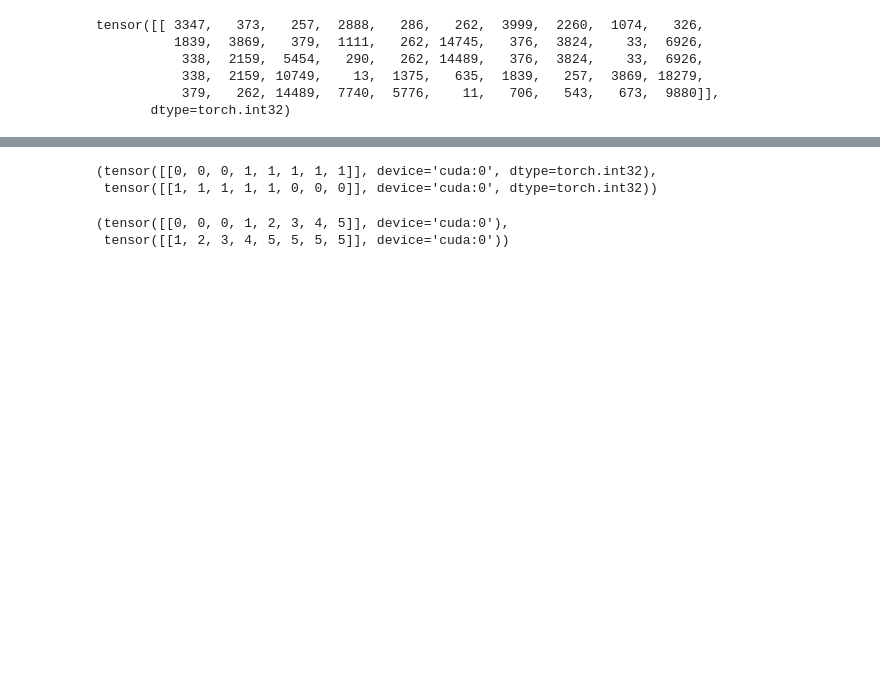
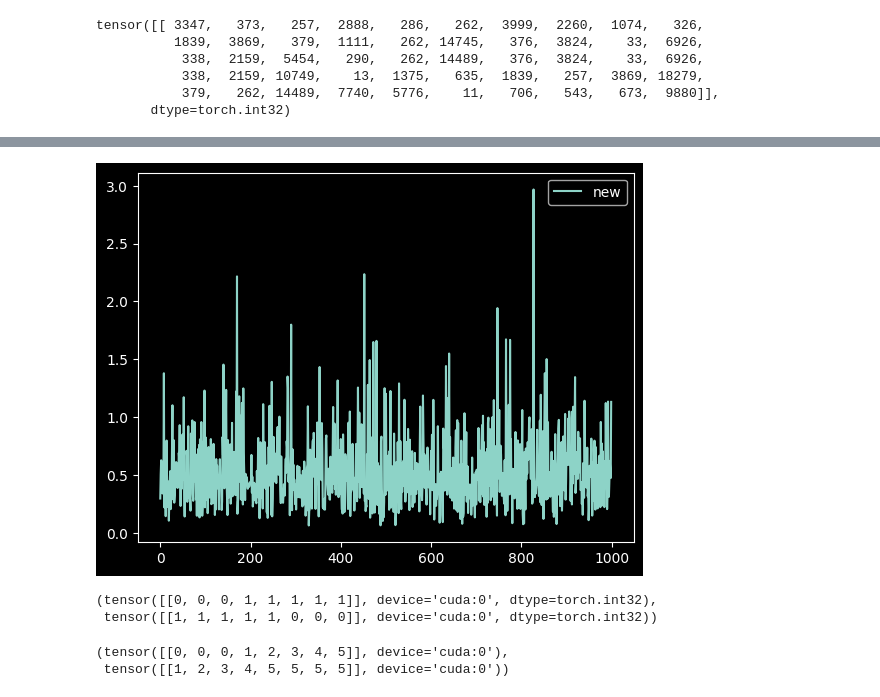
Before and after one commit to sidnb13/hypernetwork-editor, a Jupyter notebook: notebooks/compare_models.ipynb, the cells around one changed output, grey strips where cells are left out. Saved outputs shown, nothing was run; the diff lists cells and outputs as text; code cells hidden in the pictures; blank space fills up the shorter version.

```diff
--- a/notebooks/compare_models.ipynb
+++ b/notebooks/compare_models.ipynb
@@ -1007,7 +1006,7 @@ ds = datasets.load_from_disk(
 )
 
 max_length = 512
-mode = "left"
+mode = "right"
 
 
 def collate_fn(batch, max_length):
@@ -1328,3 +1340,13 @@ old_loss_old=0.5325695872306824, old_loss_new=6.121027946472168, new_loss_old=0.
+# %%
+from matplotlib import pyplot as plt
+
+plt.plot(losses_new, label="new")
+
+plt.legend()
+
+plt.show()
+# %% [output]
+[figure, added]
 # %%
 position_ids = torch.arange(0, 8).unsqueeze(0).cuda()
 input_ids = torch.zeros(1, 5).long().cuda()
```
Also changed, not shown: parts of 4 cells of this notebook, 5 other files.
